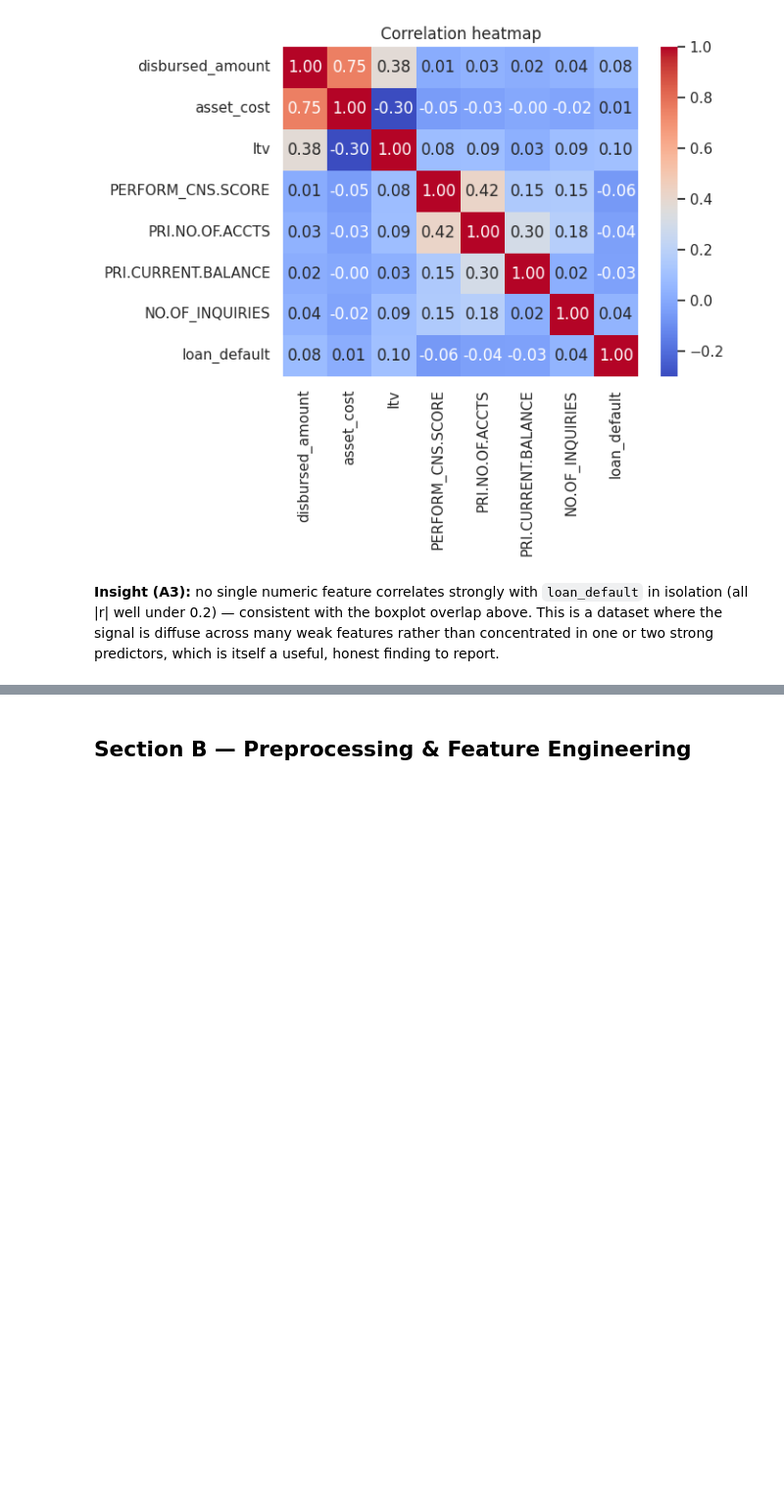
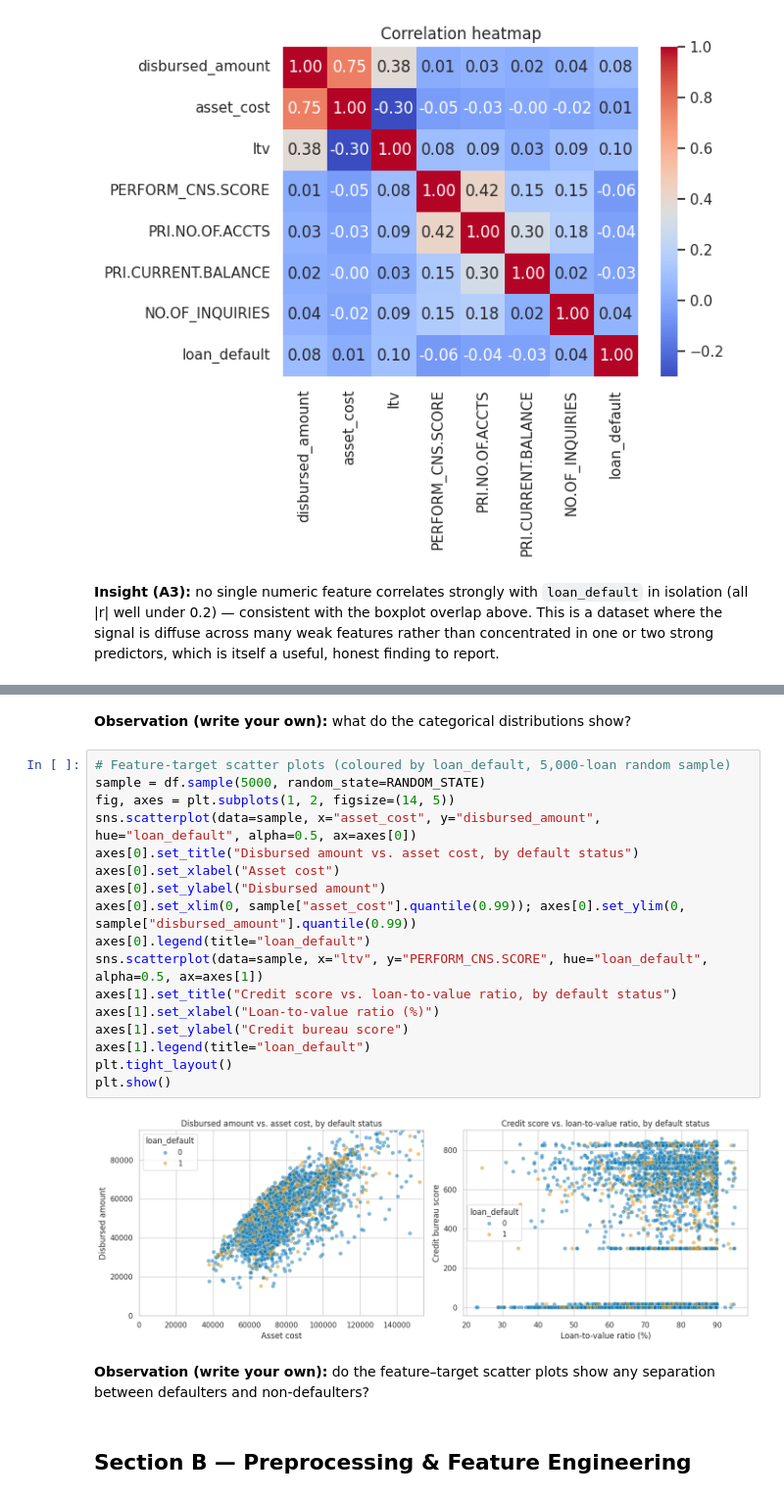
Before and after one commit to rushilChakravarthy/ML-capstone, a Jupyter notebook: notebooks/classification.ipynb, the cells around one changed output, grey strips where cells are left out. Shown at 98% size. Drawn from its saved outputs; the diff is of its cells as text; blank space fills up the shorter version.

```diff
--- a/notebooks/classification.ipynb
+++ b/notebooks/classification.ipynb
@@ -106,3 +156,26 @@ plt.show()
+# %% [markdown]
+**Observation (write your own):** what do the categorical distributions show?
+# %%
+# Feature-target scatter plots (coloured by loan_default, 5,000-loan random sample)
+sample = df.sample(5000, random_state=RANDOM_STATE)
+fig, axes = plt.subplots(1, 2, figsize=(14, 5))
+sns.scatterplot(data=sample, x="asset_cost", y="disbursed_amount", hue="loan_default", alpha=0.5, ax=axes[0])
+axes[0].set_title("Disbursed amount vs. asset cost, by default status")
+axes[0].set_xlabel("Asset cost")
+axes[0].set_ylabel("Disbursed amount")
+axes[0].set_xlim(0, sample["asset_cost"].quantile(0.99)); axes[0].set_ylim(0, sample["disbursed_amount"].quantile(0.99))
+axes[0].legend(title="loan_default")
+sns.scatterplot(data=sample, x="ltv", y="PERFORM_CNS.SCORE", hue="loan_default", alpha=0.5, ax=axes[1])
+axes[1].set_title("Credit score vs. loan-to-value ratio, by default status")
+axes[1].set_xlabel("Loan-to-value ratio (%)")
+axes[1].set_ylabel("Credit bureau score")
+axes[1].legend(title="loan_default")
+plt.tight_layout()
+plt.show()
+# %% [output]
+[figure, added]
+# %% [markdown]
+**Observation (write your own):** do the feature–target scatter plots show any separation between defaulters and non-defaulters?
 # %% [markdown]
 ## Section B — Preprocessing & Feature Engineering
 # %%
```
Also changed, not shown: parts of 24 cells of this notebook, 5 other files.
